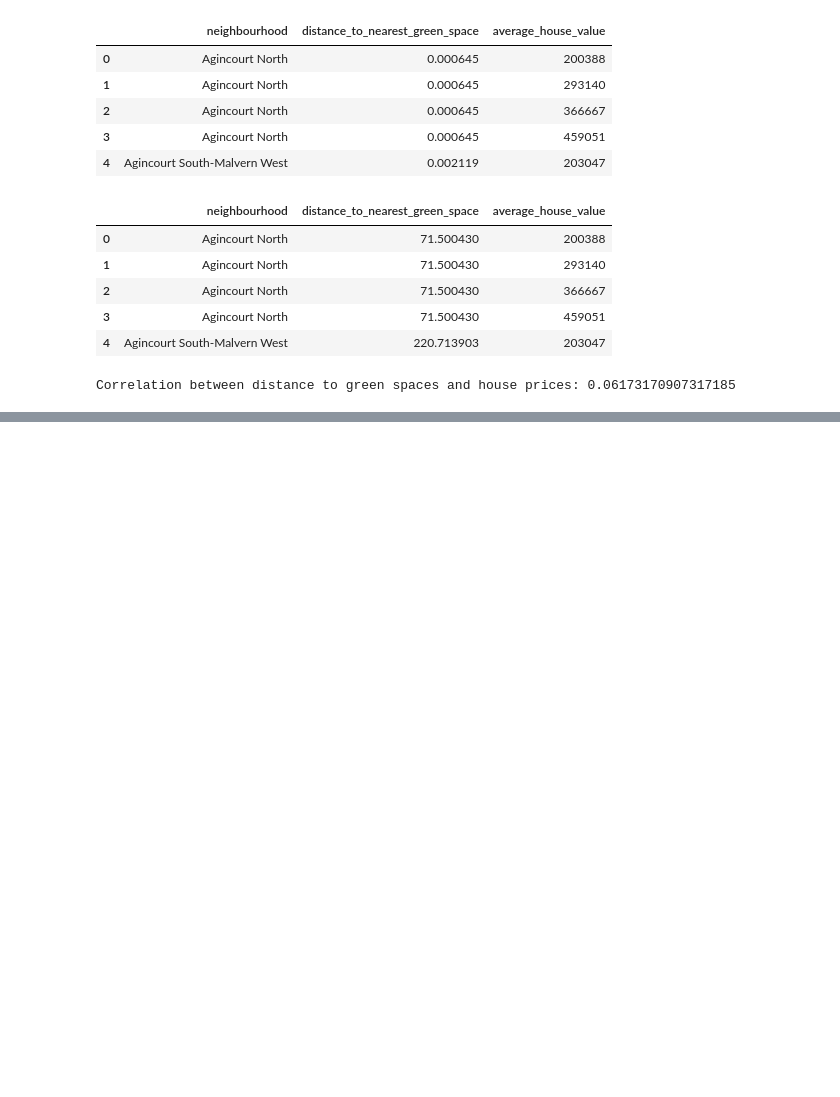
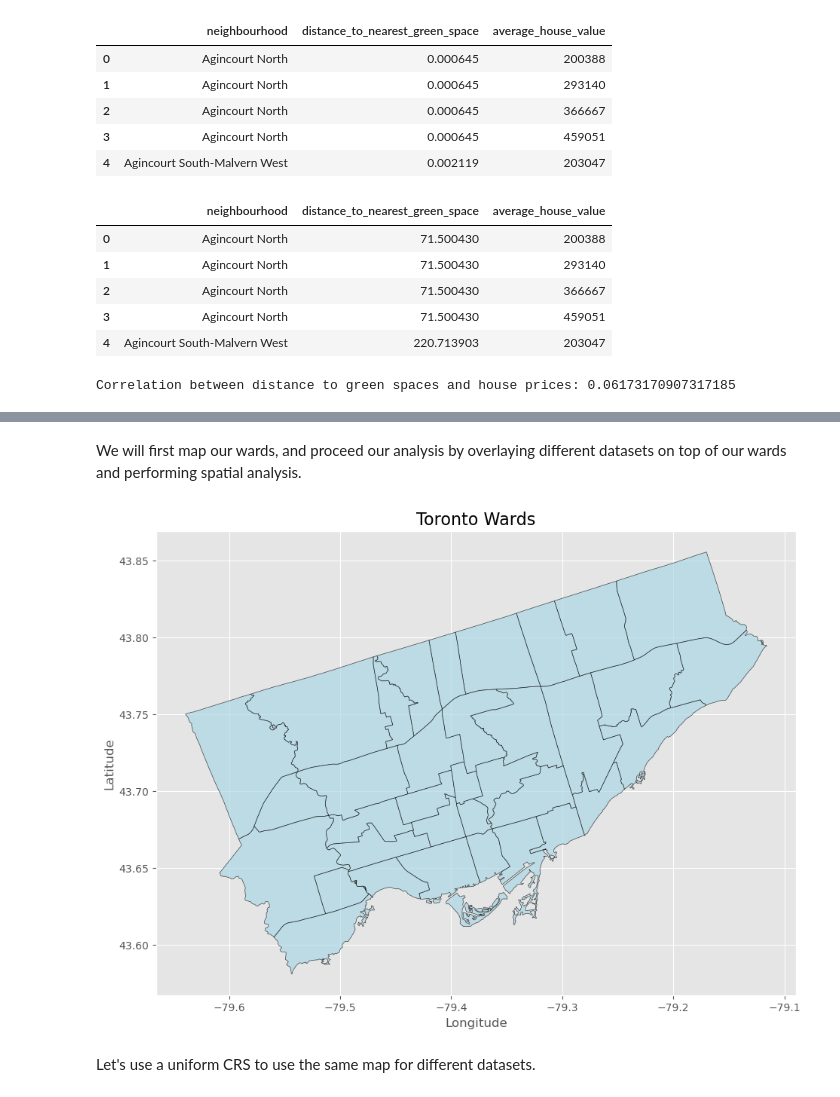
Before and after one commit to jayshah2111/team-algorithm-avengers, a Jupyter notebook: green-spaces/green-space-analysis.ipynb, the cells around one changed output, grey strips where cells are left out. Cells and saved outputs as stored; diff of their text form; code cells hidden in the pictures; blank space fills up the shorter version.

Commit message:
Updated analysis

```diff
--- a/green-spaces/green-space-analysis.ipynb
+++ b/green-spaces/green-space-analysis.ipynb
@@ -304,0 +348,29 @@ plt.show()
+# %% [markdown]
+We will first map our wards, and proceed our analysis by overlaying different datasets on top of our wards and performing spatial analysis.
+# %%
+import json
+from shapely.geometry import shape
+
+# Load the JSON file
+with open("muni.json", "r") as f:
+    data = json.load(f)
+
+# Convert the JSON data into a GeoDataFrame
+features = []
+for item in data:
+    geometry = shape(item["geometry"])
+    ward_code = item["code"]  # Adjust key based on actual JSON structure
+    features.append({"ward_code": ward_code, "geometry": geometry})
+
+wards_gdf = gpd.GeoDataFrame(features, crs="EPSG:4326")
+
+# Visualize the wards
+wards_gdf.plot(figsize=(12, 8), color="lightblue", edgecolor="black", alpha=0.7)
+plt.title("Toronto Wards", fontsize=16)
+plt.xlabel("Longitude", fontsize=12)
+plt.ylabel("Latitude", fontsize=12)
+plt.show()
+# %% [output]
+[figure, added]
+# %% [markdown]
+Let's use a uniform CRS to use the same map for different datasets.
```
Also changed, not shown: parts of 83 cells of this notebook, 22 other files.
